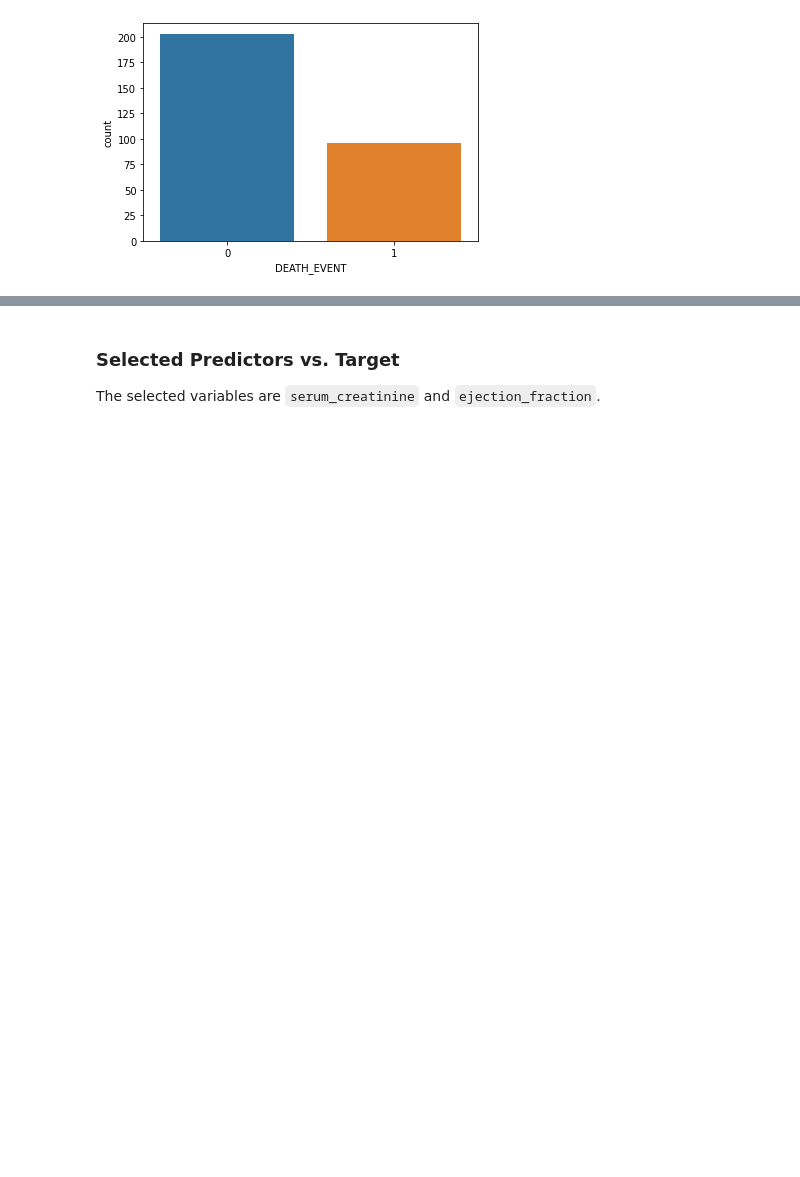
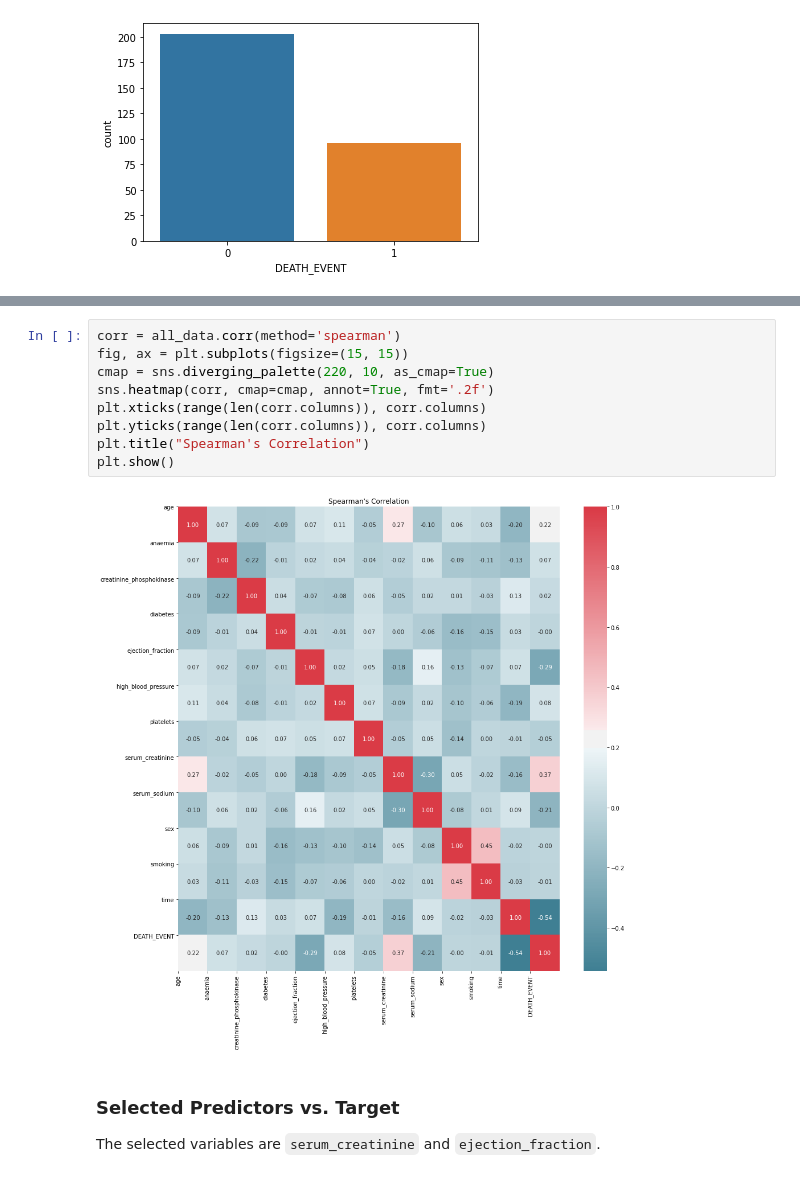
Before and after one commit to KasumiL5x/bu-postdoc-test, a Jupyter notebook: eda-and-cleaning.ipynb, the cells around one changed output, grey strips where cells are left out. Drawn from its saved outputs; the diff is of its cells as text; blank space fills up the shorter version.

```diff
--- a/eda-and-cleaning.ipynb
+++ b/eda-and-cleaning.ipynb
@@ -510,3 +529,14 @@ plt.show()
+# %%
+corr = all_data.corr(method='spearman')
+fig, ax = plt.subplots(figsize=(15, 15))
+cmap = sns.diverging_palette(220, 10, as_cmap=True)
+sns.heatmap(corr, cmap=cmap, annot=True, fmt='.2f')
+plt.xticks(range(len(corr.columns)), corr.columns)
+plt.yticks(range(len(corr.columns)), corr.columns)
+plt.title("Spearman's Correlation")
+plt.show()
+# %% [output]
+[figure, added]
 # %% [markdown]
 ### Selected Predictors vs. Target
 The selected variables are `serum_creatinine` and `ejection_fraction`.
```
Also changed, not shown: parts of 11 cells of this notebook, 1 other file.
